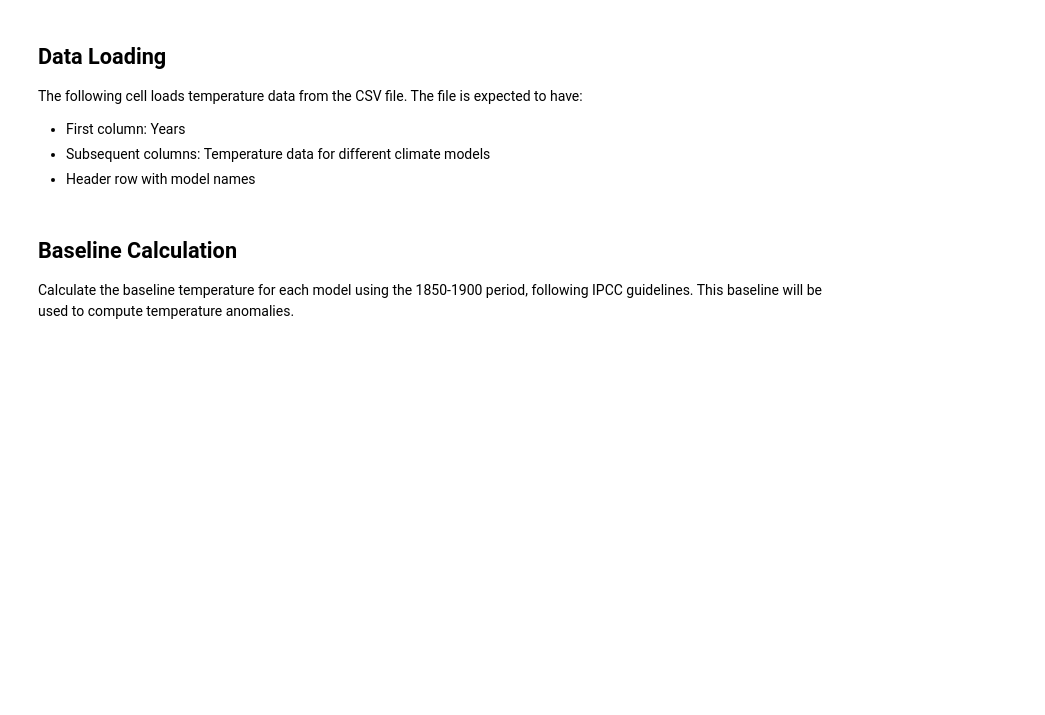
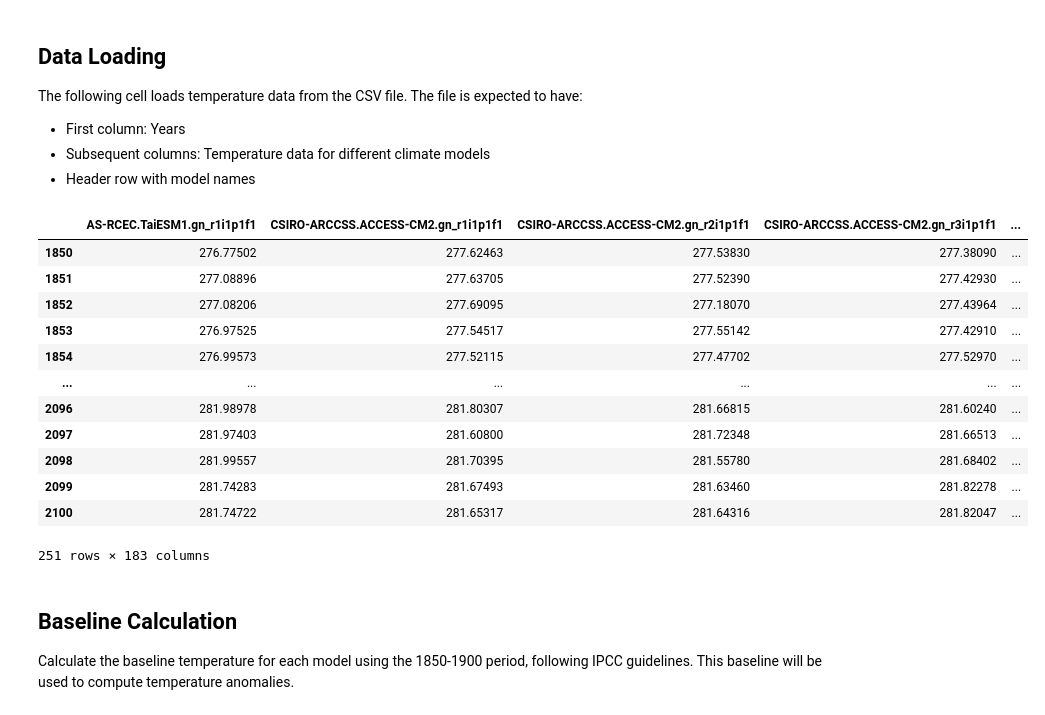
Before and after one commit to aedessler/1.5to2cTime, a Jupyter notebook: anomaly_histogram.ipynb, the cells around one changed output. Drawn from its saved outputs; the diff is of its cells as text; code cells hidden in the pictures; blank space fills up the shorter version.

```diff
--- a/anomaly_histogram.ipynb
+++ b/anomaly_histogram.ipynb
@@ -45,3 +24,20 @@ with open('annual_global_averages.csv', newline='') as f:
+# %%
+data = pd.read_csv('annual_global_averages.csv', index_col=0)
+data
+# %% [output]
+|  | AS-RCEC.TaiESM1.gn_r1i1p1f1 | CSIRO-ARCCSS.ACCESS-CM2.gn_r1i1p1f1 | CSIRO-ARCCSS.ACCESS-CM2.gn_r2i1p1f1 | CSIRO-ARCCSS.ACCESS-CM2.gn_r3i1p1f1 | ... |
+| 1850 | 276.77502 | 277.62463 | 277.53830 | 277.38090 | ... |
+| 1851 | 277.08896 | 277.63705 | 277.52390 | 277.42930 | ... |
+| 1852 | 277.08206 | 277.69095 | 277.18070 | 277.43964 | ... |
+| 1853 | 276.97525 | 277.54517 | 277.55142 | 277.42910 | ... |
+| 1854 | 276.99573 | 277.52115 | 277.47702 | 277.52970 | ... |
+| ... | ... | ... | ... | ... | ... |
+| 2096 | 281.98978 | 281.80307 | 281.66815 | 281.60240 | ... |
+| 2097 | 281.97403 | 281.60800 | 281.72348 | 281.66513 | ... |
+| 2098 | 281.99557 | 281.70395 | 281.55780 | 281.68402 | ... |
+| 2099 | 281.74283 | 281.67493 | 281.63460 | 281.82278 | ... |
+| 2100 | 281.74722 | 281.65317 | 281.64316 | 281.82047 | ... |
+251 rows × 183 columns
 # %% [markdown]
 ## Baseline Calculation
 Calculate the baseline temperature for each model using the 1850-1900 period, following IPCC guidelines. This baseline will be used to compute temperature anomalies.
```
Also changed, not shown: parts of 13 cells of this notebook.
